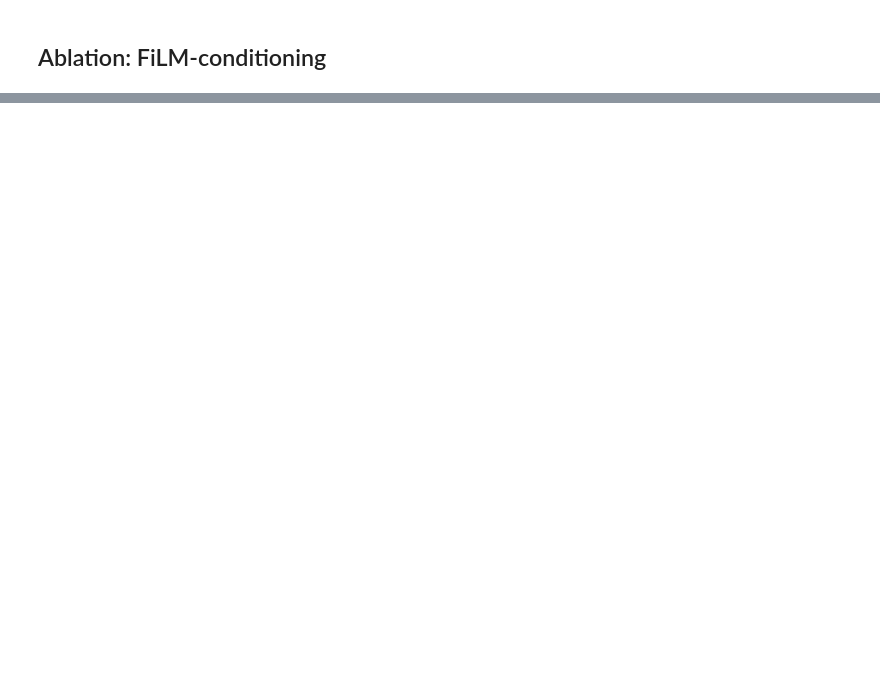
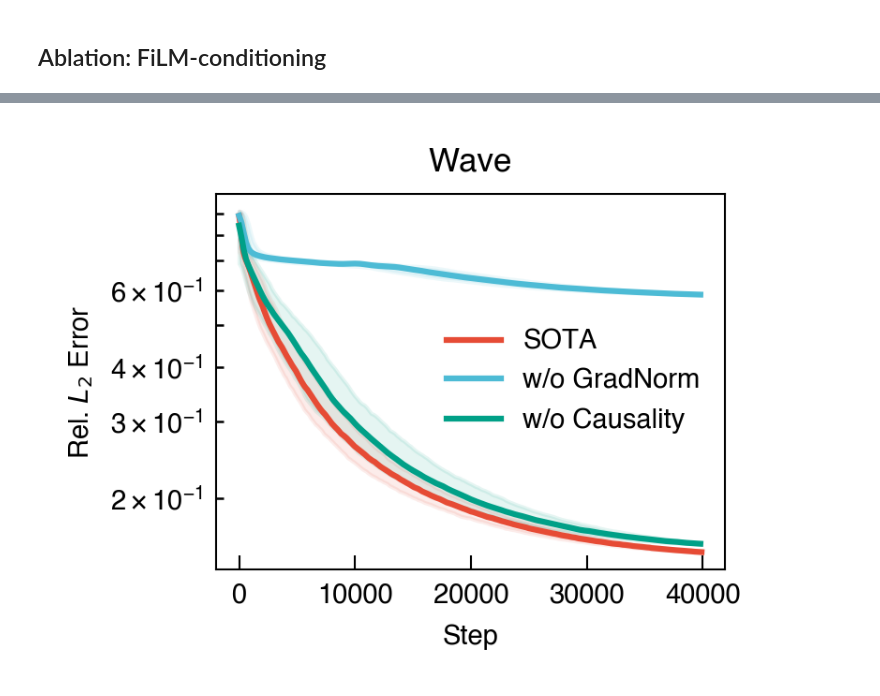
Before and after one commit to NanxiiChen/PI-CViT, a Jupyter notebook: eval.ipynb, the cells around one changed output, grey strips where cells are left out. Cells and saved outputs as stored; diff of their text form; code cells hidden in the pictures; blank space fills up the shorter version.

```diff
--- a/eval.ipynb
+++ b/eval.ipynb
@@ -221,0 +344,42 @@ fig.tight_layout()
+# %%
+fno_ret = {
+    "Wave": [
+        "training_logs/wave/run-wave_fno_soap-tag-eval_l2_error.csv",
+        "training_logs/wave/run-wave_fno_no_gradnorm_20260321-081100-tag-eval_l2_error.csv",
+        "training_logs/wave/run-wave_fno_no_causal_20260321-121240-tag-eval_l2_error.csv"
+    ]
+}
+
+tags = ["SOTA", "w/o GradNorm", "w/o Causality"]
+model_name = "CViT"
+max_steps = [40000]
+
+
+from models.utils import smooth_loss_log_gaussian
+fig, ax = plt.subplots(1, 1, figsize=(2.6, 2),)
+
+for example_idx, (name, paths) in enumerate(fno_ret.items()):
+
+    if example_idx == 0:
+        ax.set_ylabel(f"Rel. $L_2$ Error")
+    ax.set_title(name)
+    ax.set_xlabel("Step")
+
+    if len(paths) == 0:
+        continue
+
+    for j, (path, tag) in enumerate(zip(paths, tags)):
+        df = pd.read_csv(path)
+        df = df[df["Step"] <= max_steps[example_idx]]
+        val = df["Value"].values
+        step = df["Step"].values
+        mean, lower, upper = smooth_loss_log_gaussian(val, sigma=1.2, n_boot=1000)
+        ax.fill_between(step, lower, upper, color=f"C{j}", alpha=0.1,)
+        ax.plot(step, mean, label=tag, color=f"C{j}")
+    ax.set_yscale("log")
+
+    if example_idx == 0:
+        ax.legend()
+fig.tight_layout()
+# %% [output]
+[figure, added]
```
Also changed, not shown: parts of 7 cells of this notebook, 30 other files.
